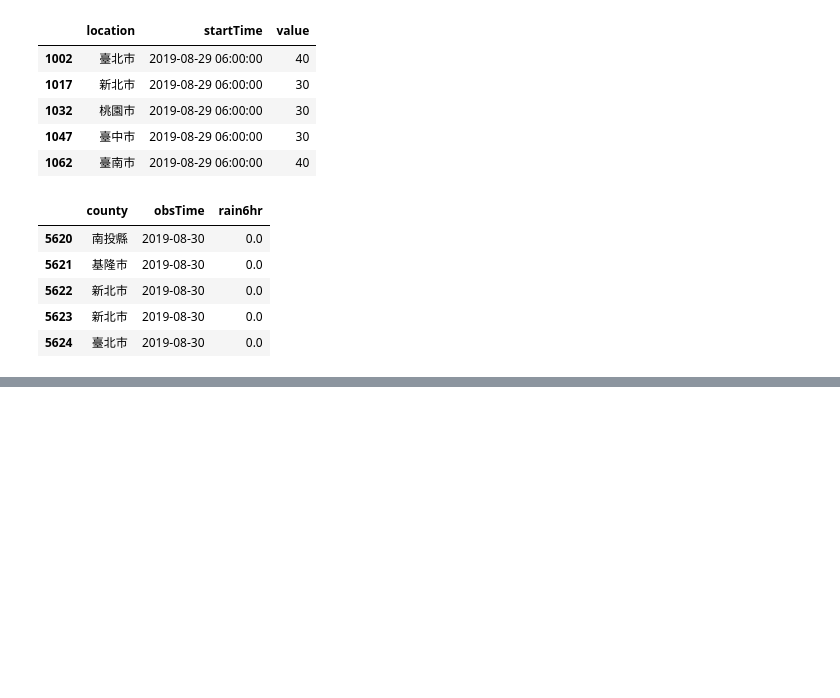
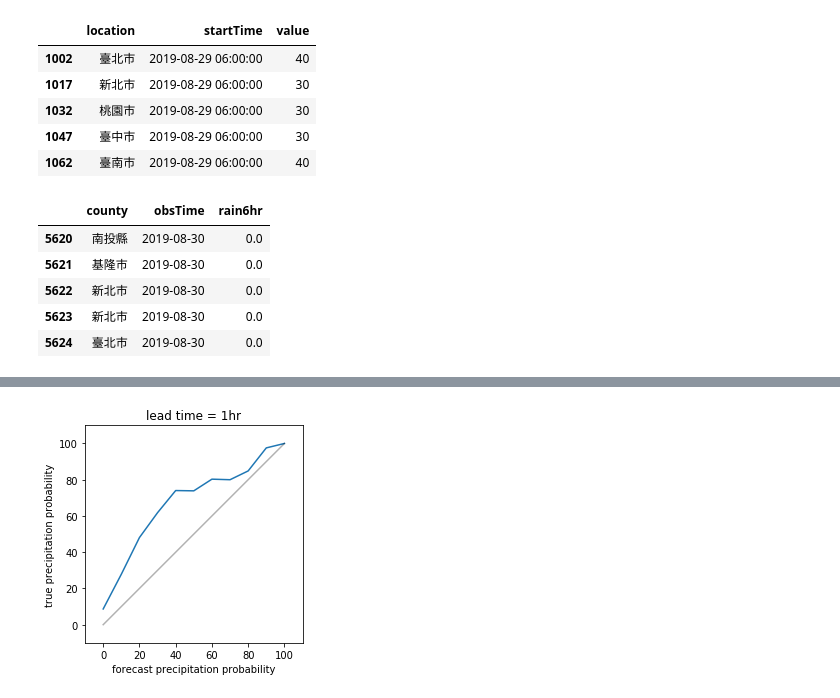
Before and after one commit to CYehLu/CWB_forecast_analysis, a Jupyter notebook: analysis_rainobs.ipynb, the cells around one changed output, grey strips where cells are left out. Saved outputs shown, nothing was run; the diff lists cells and outputs as text; code cells hidden in the pictures; blank space fills up the shorter version.

Commit message:
consider the startTime not matched issue but still fail

```diff
--- a/analysis_rainobs.ipynb
+++ b/analysis_rainobs.ipynb
@@ -478,0 +453,5 @@ df
+# %%
+time = tdf6['obsTime'] - pd.Timedelta(6, unit='H')
+tdf6['obsTime'] = time
+tdf6 = tdf6.rename(columns={'obsTime': 'Time'})
+tdf6.head()
@@ -478,0 +465,4 @@ df
+# %%
+tdf6g = tdf6.groupby(['county', 'Time']).sum()
+tdf6g[tdf6g.rain6hr <= 0.5] = 0
+tdf6g.head()
@@ -478,0 +477,7 @@ df
+# %%
+tdf6g_m = tdf6g.merge(rain_f_6_18, left_on=['county', 'Time'], right_on=['location', 'startTime'])
+tdf6g_m.loc[tdf6g_m.rain6hr > 0, 'rain6hr'] = 1
+pop_f_o = tdf6g_m.groupby('value').mean()
+pop_f_o.index = pop_f_o.index.astype(int)
+pop_f_o = pop_f_o.sort_index()
+pop_f_o
@@ -478,0 +498,11 @@ df
+# %%
+plt.plot(pop_f_o*100)   # convert to %
+plt.plot([0, 50, 100], [0, 50, 100], 'k', alpha=0.3)
+plt.title('lead time = 1hr')
+plt.xlabel('forecast precipitation probability')
+plt.ylabel('true precipitation probability')
+plt.xlim([-10, 110])
+plt.ylim([-10, 110])
+plt.gca().set_aspect('equal', adjustable='box')
+# %% [output]
+[figure, added]
```
Also changed, not shown: parts of 4 cells of this notebook.
